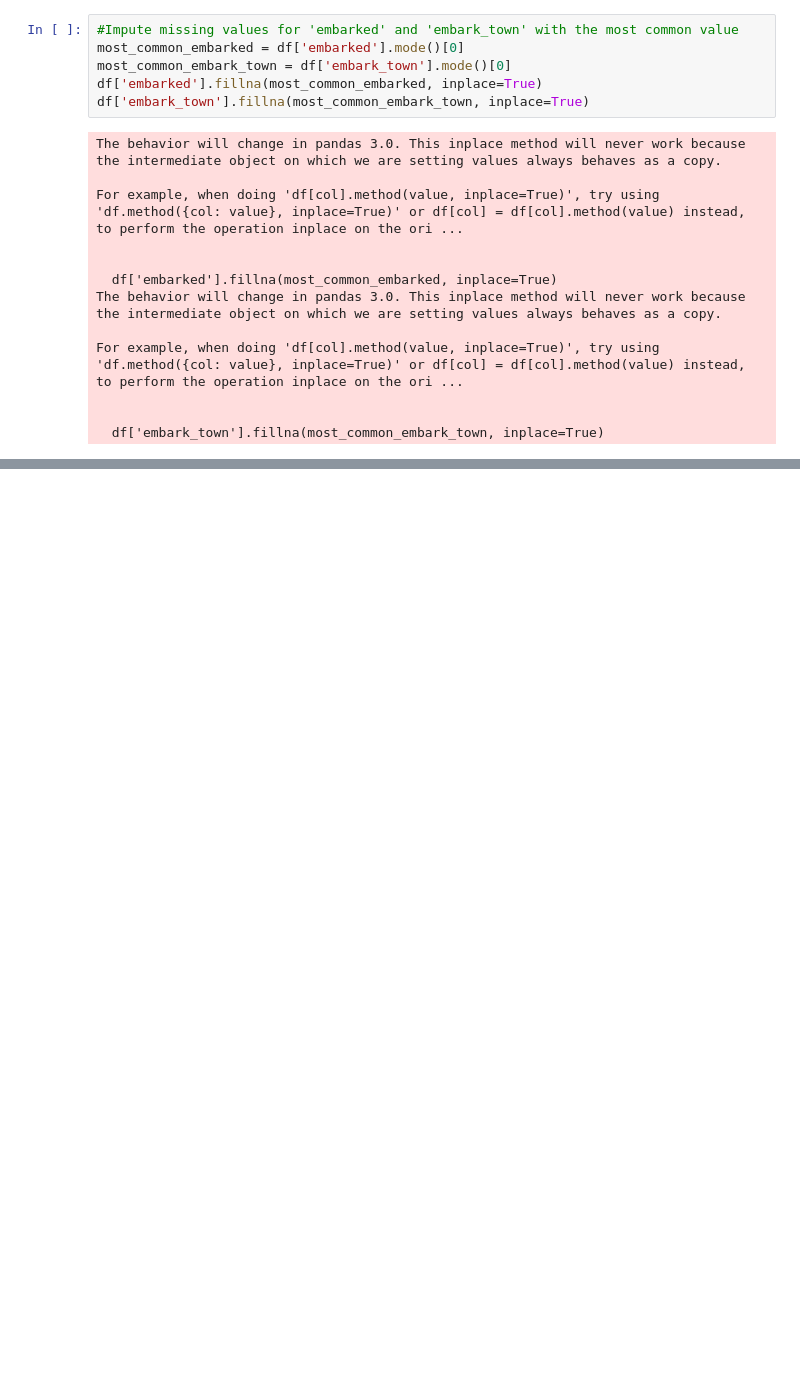
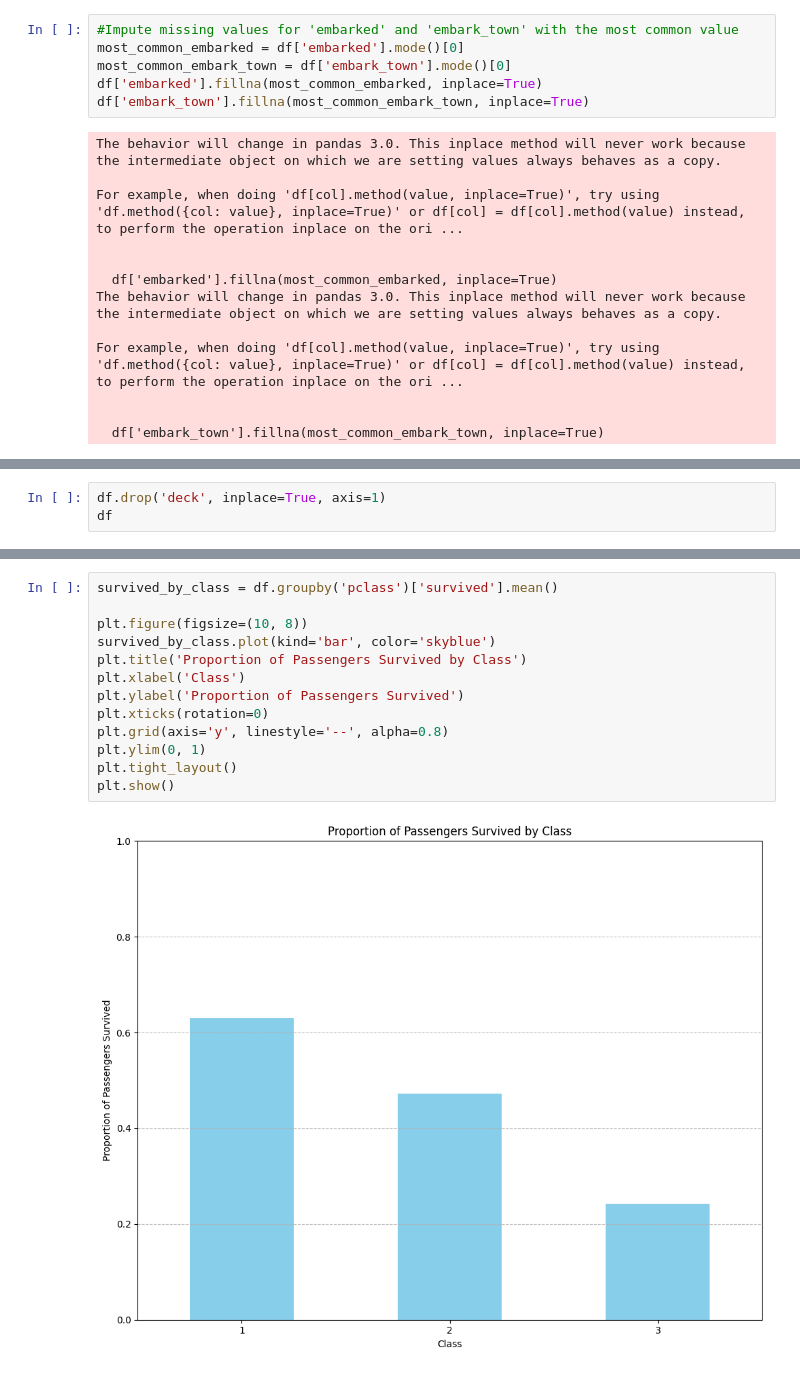
Before and after one commit to eslami200117/Data-Science, a Jupyter notebook: CA2/CA2.ipynb, the cells around one changed output, grey strips where cells are left out. Cells and saved outputs as stored; diff of their text form; blank space fills up the shorter version.

```diff
--- a/CA2/CA2.ipynb
+++ b/CA2/CA2.ipynb
@@ -219,0 +223,3 @@ For example, when doing 'df[col].method(value, inplace=True)', try using 'df.met
+# %%
+df.drop('deck', inplace=True, axis=1)
+df
@@ -219,0 +288,15 @@ For example, when doing 'df[col].method(value, inplace=True)', try using 'df.met
+# %%
+survived_by_class = df.groupby('pclass')['survived'].mean()
+
+plt.figure(figsize=(10, 8))
+survived_by_class.plot(kind='bar', color='skyblue')
+plt.title('Proportion of Passengers Survived by Class')
+plt.xlabel('Class')
+plt.ylabel('Proportion of Passengers Survived')
+plt.xticks(rotation=0)
+plt.grid(axis='y', linestyle='--', alpha=0.8)
+plt.ylim(0, 1)
+plt.tight_layout()
+plt.show()
+# %% [output]
+[figure, added]
```
Also changed, not shown: parts of 10 cells of this notebook.
